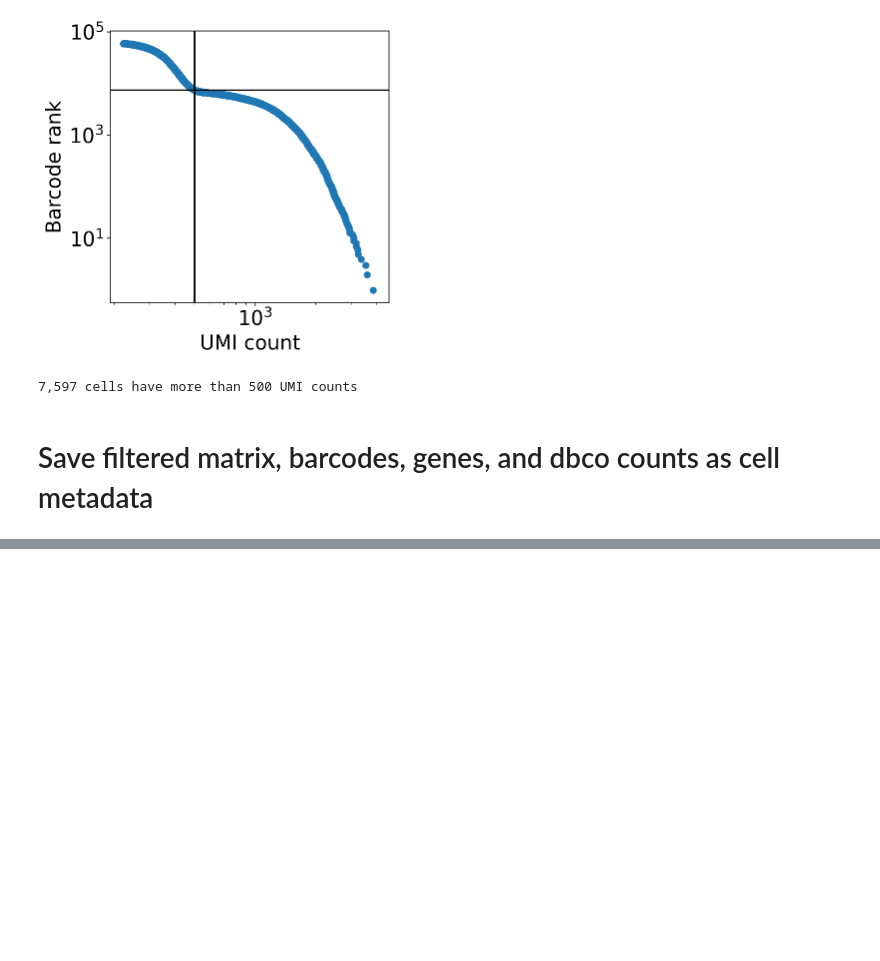
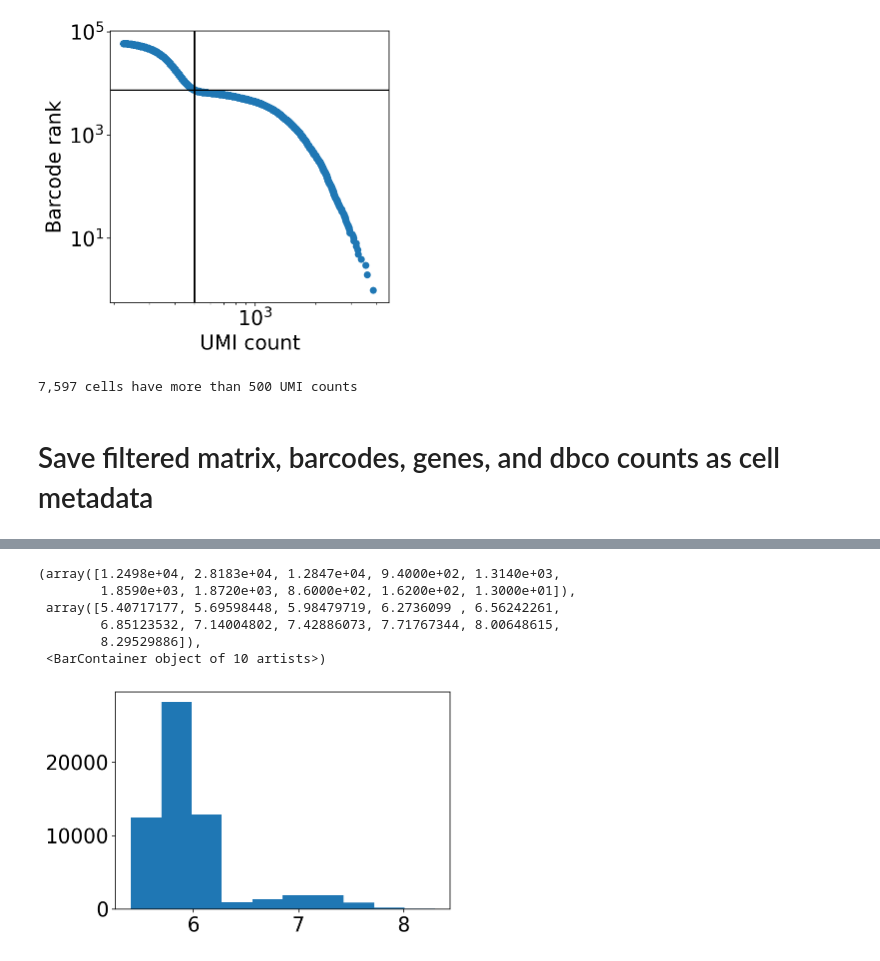
Before and after one commit to sbooeshaghi/azucar, a Jupyter notebook: analysis/293T/obs8/knee.ipynb, the cells around one changed output, grey strips where cells are left out. Cells and saved outputs as stored; diff of their text form; code cells hidden in the pictures; blank space fills up the shorter version.

```diff
--- a/analysis/293T/obs8/knee.ipynb
+++ b/analysis/293T/obs8/knee.ipynb
@@ -81,0 +133,10 @@ pd.Series(dbco).to_csv("out/dbco.txt.gz", header=False, sep="\t", index=False, c
+# %%
+plt.hist(np.log1p(x))
+# %% [output]
+(array([1.2498e+04, 2.8183e+04, 1.2847e+04, 9.4000e+02, 1.3140e+03,
+        1.8590e+03, 1.8720e+03, 8.6000e+02, 1.6200e+02, 1.3000e+01]),
+ array([5.40717177, 5.69598448, 5.98479719, 6.2736099 , 6.56242261,
+        6.85123532, 7.14004802, 7.42886073, 7.71767344, 8.00648615,
+        8.29529886]),
+ <BarContainer object of 10 artists>)
+[figure, added]
```
Also changed, not shown: parts of 11 cells of this notebook, 27 other files.
